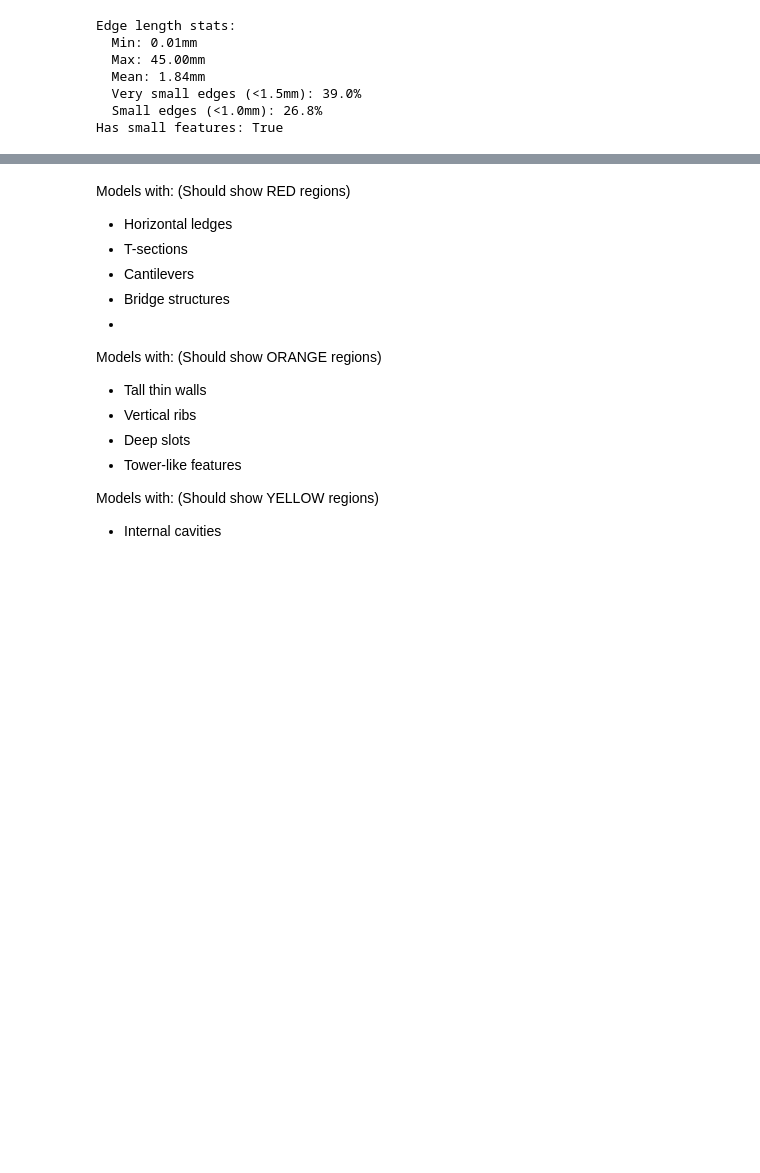
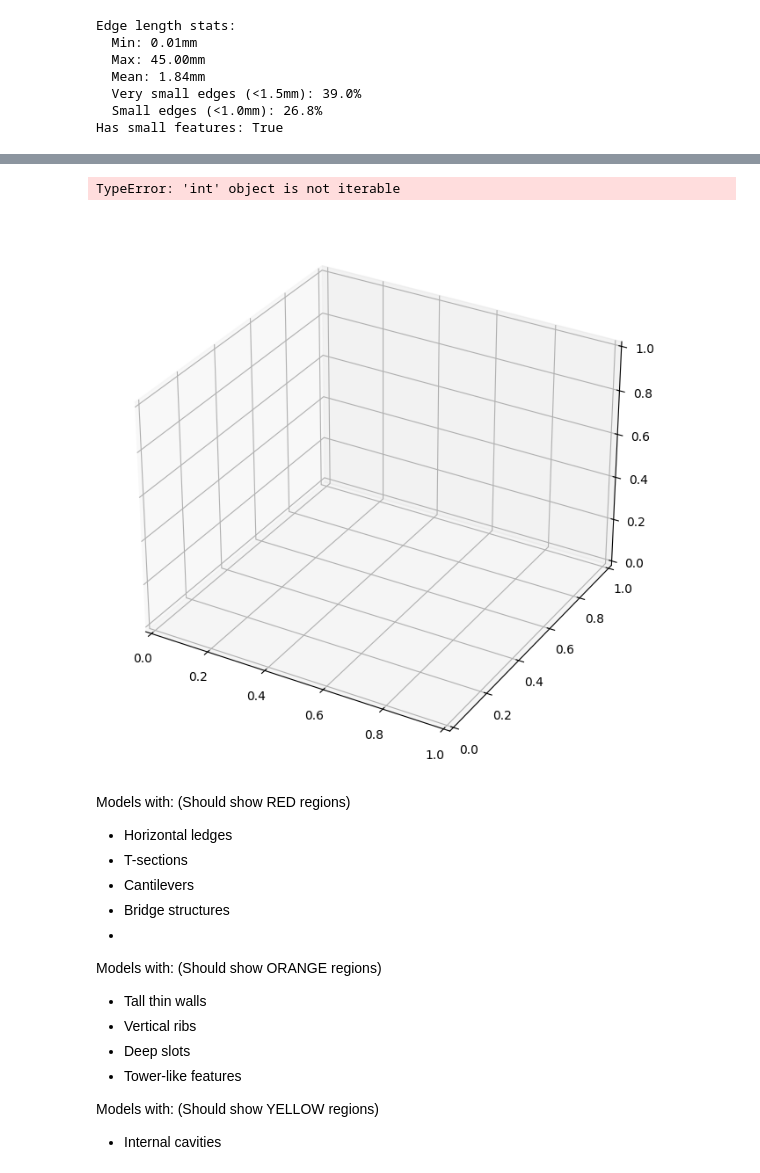
Before and after one commit to SherwynChan/ITP-CAD, a Jupyter notebook: utils/draft_calculating_interface.ipynb, the cells around one changed output, grey strips where cells are left out. Saved outputs shown, nothing was run; the diff lists cells and outputs as text; code cells hidden in the pictures; blank space fills up the shorter version.

Commit message:
add 3d interaction with internal problematic regions

```diff
--- a/utils/draft_calculating_interface.ipynb
+++ b/utils/draft_calculating_interface.ipynb
@@ -253,4 +302,4 @@ faces: 150306, vertices: 75155
 # %%
-deep_pockets = find_deep_pockets(vase)
+deep_pockets = find_deep_pockets(deep_pocket_vase)  # test case)
 # %% [output]
 Found 47183 deep pocket faces
@@ -360,0 +390,28 @@ def calculate_cnc_manufacturability_score(mesh):
+# %%
+def find_narrow_channels(mesh, min_channel=6.0):
+    """
+    Fast approximation using edge lengths instead of ray casting.
+    """
+    print(f"Checking for features narrower than {min_channel}mm...")
+
+    # Get edge lengths
+    edge_lengths = mesh.edges_unique_length
+
+    # Find very short edges (potential narrow features)
+    short_edges = edge_lengths < min_channel
+    short_edge_percentage = np.sum(short_edges) / len(edge_lengths) * 100
+
+    print(f"Short edges (<{min_channel}mm): {short_edge_percentage:.1f}%")
+
+    # If significant portion has short edges, likely has narrow channels
+    if short_edge_percentage > 10:  # Threshold can be adjusted
+        # Return some face indices as approximation
+        face_normals = mesh.face_normals
+        vertical_mask = np.abs(face_normals[:, 2]) < 0.7
+        narrow_faces = np.where(vertical_mask)[0][:100]  # Return first 100 as example
+
+        print(f"Found {len(narrow_faces)} approximate narrow channel faces")
+        return narrow_faces
+    else:
+        print("No significant narrow channels detected")
+        return np.array([])
@@ -361,6 +495,13 @@ def calculate_cnc_manufacturability_score(mesh):
 # %%
 def plot_cnc_analysis(mesh, problem_regions, manufacturability_score):
     """Plot mesh with CNC problem regions highlighted."""
+    print("debug")
+    for i, region in enumerate(problem_regions):
+        print(f"  {i}: {region}")
+        print(f"     Type: {type(region)}")
+        if len(region) > 1:
+            print(f"     Second element type: {type(region[1])}")
+
     fig = plt.figure(figsize=(10, 8))
     ax = fig.add_subplot(111, projection='3d')
 
@@ -406,6 +547,5 @@ def plot_cnc_analysis(mesh, problem_regions, manufacturability_score):
 
     plt.show()
     return fig
-
-# Test this function:
-# plot_cnc_analysis(mesh, cnc_regions, cnc_score)
+# %%
+cnc_regions, cnc_score = calculate_cnc_manufacturability_score(internal_vol_vase)
@@ -412,3 +570,9 @@ def plot_cnc_analysis(mesh, problem_regions, manufacturability_score):
+# %%
+# Test this function:
+plot_cnc_analysis(internal_vol_vase, cnc_regions, cnc_score)
+# %% [output]
+TypeError: 'int' object is not iterable
+[figure, added]
 # %% [markdown]
 Models with: (Should show RED regions)
 - Horizontal ledges
```
Also changed, not shown: parts of 48 cells of this notebook, 4 other files.
